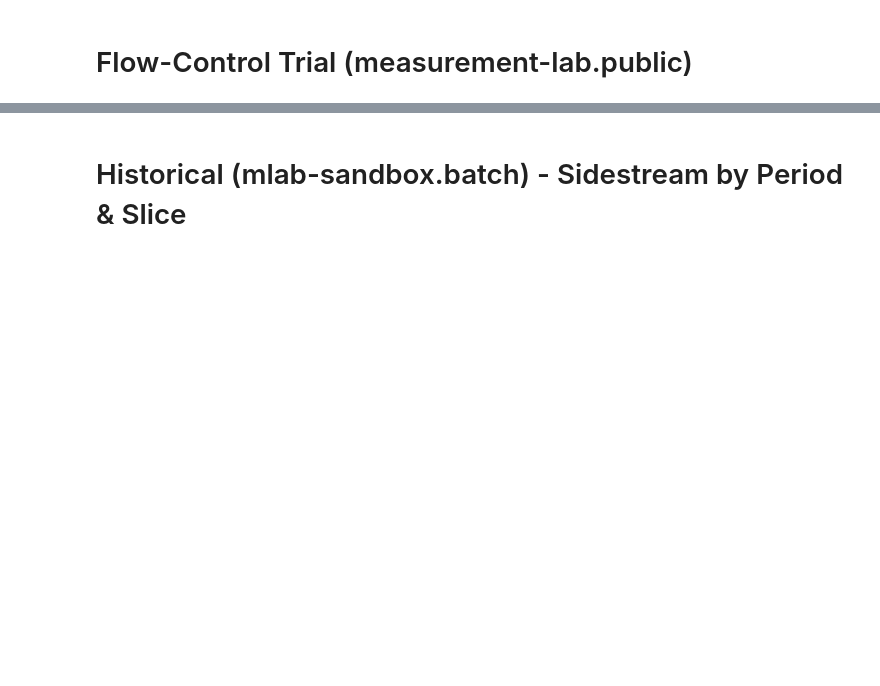
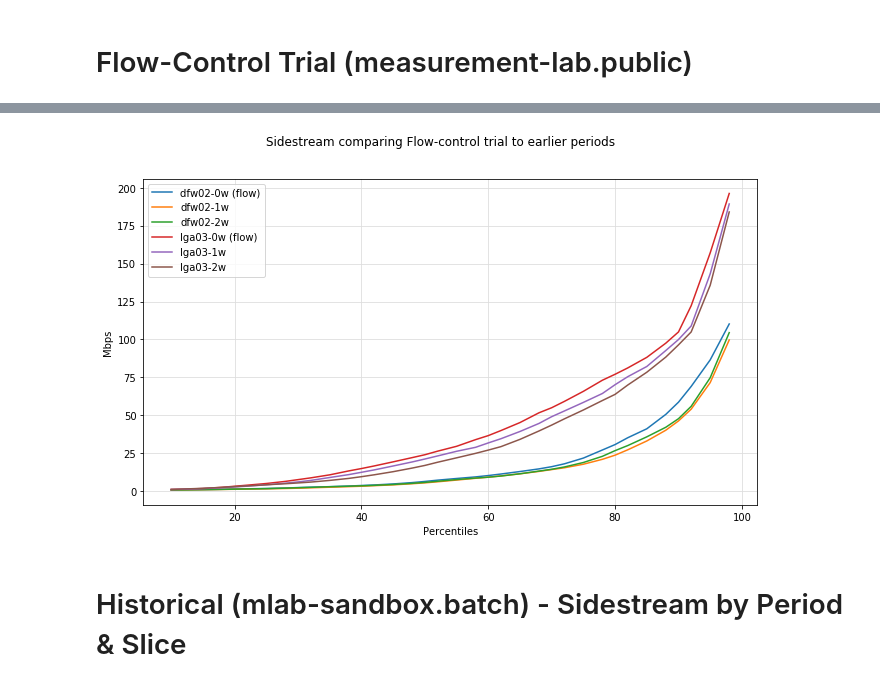
Before and after one commit to stephen-soltesz/ipython-testing, a Jupyter notebook: daily_discards.ipynb, the cells around one changed output, grey strips where cells are left out. Drawn from its saved outputs; the diff is of its cells as text; code cells hidden in the pictures; blank space fills up the shorter version.

Commit message:
Make pretty and inline images

```diff
--- a/daily_discards.ipynb
+++ b/daily_discards.ipynb
@@ -78,7 +87,7 @@ df_disco = pd.DataFrame(result)
 # %%
 # DISCO RATES 90th PERCENTILE
 
-result = query.sync_query("""
+df_disco_max = run_query("""
 #standardSQL
 SELECT
   name AS hostname,
@@ -112,5 +121,3 @@ GROUP BY
 ORDER BY
   hostname, day, ts
 """)
-
-df_disco_max = pd.DataFrame(result)
@@ -119,7 +124,5 @@ WARNING:google.auth._default:No project ID could be determined. Consider running
 # %%
-#df_ss_count_raw = df_ss_count
-
-result = query.sync_query(
+df_ss_count = run_query(
     """#standardSQL
 CREATE TEMPORARY FUNCTION sliceFromIP(ipaddr STRING)
     AS ( MOD(CAST(REGEXP_EXTRACT(ipaddr, r'[:.]([0-9]+)$') AS INT64), 64) - 10 );
@@ -157,4 +160,3 @@ GROUP BY
 ORDER BY
   hostname, ts
     """)
-df_ss_count = pd.DataFrame(result)
@@ -308,5 +301,5 @@ df_ss_trial = pd.DataFrame(result)
 # %%
-result = query.sync_query("""
+df_ss_trial_pct = run_query("""
 
 CREATE TEMPORARY FUNCTION betweenTimes(ts INT64, starttime STRING, endtime STRING)
     AS ( TIMESTAMP_SECONDS(ts) >= TIMESTAMP(starttime) AND TIMESTAMP_SECONDS(ts) <= TIMESTAMP(endtime) );
@@ -354,9 +347,7 @@ round(APPROX_QUANTILES(rate_mbps, 101) [ORDINAL(88)], 2) as q88,
 round(APPROX_QUANTILES(rate_mbps, 101) [ORDINAL(90)], 2) as q90,
 round(APPROX_QUANTILES(rate_mbps, 101) [ORDINAL(92)], 2) as q92,
 round(APPROX_QUANTILES(rate_mbps, 101) [ORDINAL(95)], 2) as q95,
-round(APPROX_QUANTILES(rate_mbps, 101) [ORDINAL(98)], 2) as q98,
-round(APPROX_QUANTILES(rate_mbps, 101) [ORDINAL(100)], 2) as q100,
-COUNT(*) as sample_count
+round(APPROX_QUANTILES(rate_mbps, 101) [ORDINAL(98)], 2) as q98
 
 FROM
 (
@@ -388,4 +379,3 @@ GROUP BY
 ORDER BY
     sitename, test_period
 """)
-df_ss_trial_pct = pd.DataFrame(result)
@@ -394,28 +382,27 @@ WARNING:google.auth._default:No project ID could be determined. Consider running
 # %%
+# Transpose the long list of quantiles.
 
-cols = df_ss_trial_pct['test_period']
-n = df_ss_trial_pct.drop(['q100', 'sample_count', 'test_period'], axis=1)
+# Save test_period names, so we can name the quantile values after transpose.
+test_periods = df_ss_trial_pct['test_period']
 
-t= n.transpose()
-t.columns = cols
-
-lines = []
-for row in cols:
-    lines.append((t[row], row))
+n = df_ss_trial_pct.drop(['test_period'], axis=1)
+t = n.transpose()
+t.columns = test_periods
 
 fig, axes = plt.subplots(nrows=1, ncols=1, figsize=(11,6))
 
-#print lines
-for l, label in lines:
-    x = [v[1:] for v in list(n.keys())]
-    axes.plot(x, l, label=label)
+# Reformat the percentile column names as integer numbers.
+percentiles = [int(v[1:]) for v in list(sorted(n.keys()))]
+for period in test_periods:
+    axes.plot(percentiles, t[period], label=period)
 
-#axes.set_xticklabels(list(n.keys()))
 axes.legend(loc=2)
 axes.set_ylabel('Mbps')
 axes.set_xlabel('Percentiles')
 axes.grid(color='#dddddd')
 fig.suptitle('Sidestream comparing Flow-control trial to earlier periods')
 plt.show()
+# %% [output]
+[figure, added]
 # %% [markdown]
 # Historical (mlab-sandbox.batch) - Sidestream by Period & Slice
```
Also changed, not shown: parts of 18 cells of this notebook.
